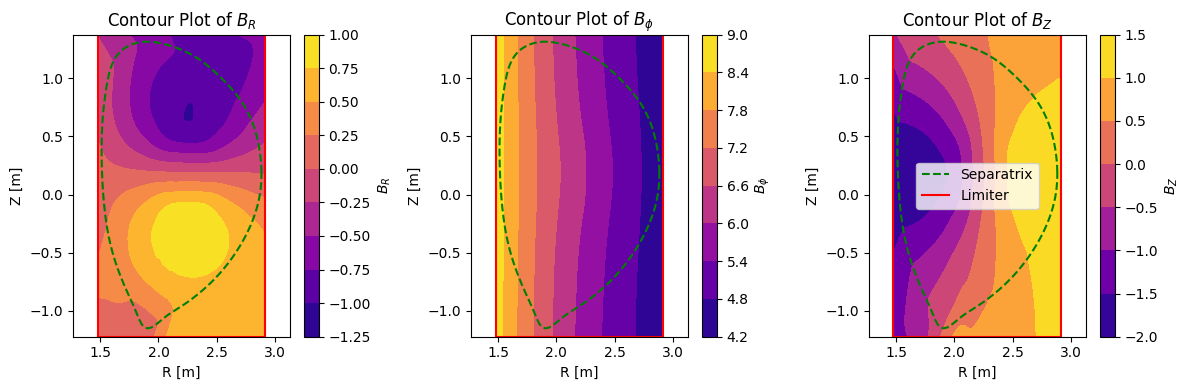
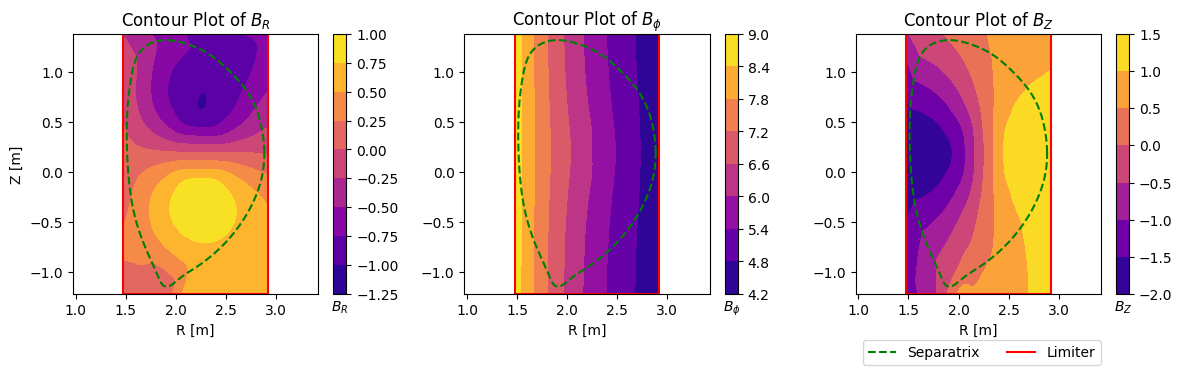
The notebook cell's code change between the first figure and the second:
--- before
+++ after
@@ -3,5 +3,7 @@
 plt.subplot(1,3,1)
 plt.contourf(g.r_grid, g.z_grid, BR, cmap = 'plasma')
-plt.colorbar(label = r'$B_R$')
+cbar = plt.colorbar()
+cbar.ax.set_xlabel(r'$B_R$')
+cbar.ax.xaxis.set_label_position('bottom')
 plt.xlabel('R [m]')
 plt.ylabel('Z [m]')
@@ -13,7 +15,9 @@
 plt.subplot(1,3,2)
 plt.contourf(g.r_grid, g.z_grid, Bphi, cmap = 'plasma')
-plt.colorbar(label = r'$B_{\phi}$')
+cbar = plt.colorbar()
+cbar.ax.set_xlabel(r'$B_\phi$')
+cbar.ax.xaxis.set_label_position('bottom')
 plt.xlabel('R [m]')
-plt.ylabel('Z [m]')
+# plt.ylabel('Z [m]')
 plt.axis('equal')
 plt.plot(g.rbdry, g.zbdry, 'g--', label = 'Separatrix')
@@ -23,13 +27,15 @@
 plt.subplot(1,3,3)
 plt.contourf(g.r_grid, g.z_grid, BZ, cmap = 'plasma')
-plt.colorbar(label = r'$B_Z$')
+cbar = plt.colorbar()
+cbar.ax.set_xlabel(r'$B_Z$')
+cbar.ax.xaxis.set_label_position('bottom')
 plt.xlabel('R [m]')
-plt.ylabel('Z [m]')
+# plt.ylabel('Z [m]')
 plt.axis('equal')
 plt.plot(g.rbdry, g.zbdry, 'g--', label = 'Separatrix')
 plt.plot(g.rlim, g.zlim, 'r', label = 'Limiter')
+plt.legend(loc='lower left', ncols=2, bbox_to_anchor=(0,-0.3))
 plt.title(r'Contour Plot of $B_Z$')
 
-plt.legend()
 plt.tight_layout()
 plt.show()

Commit: updated